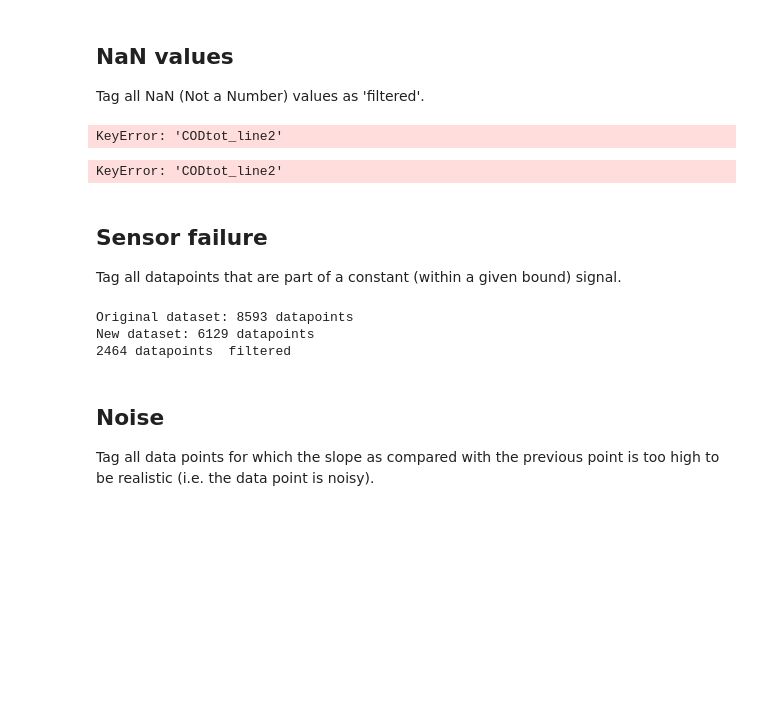
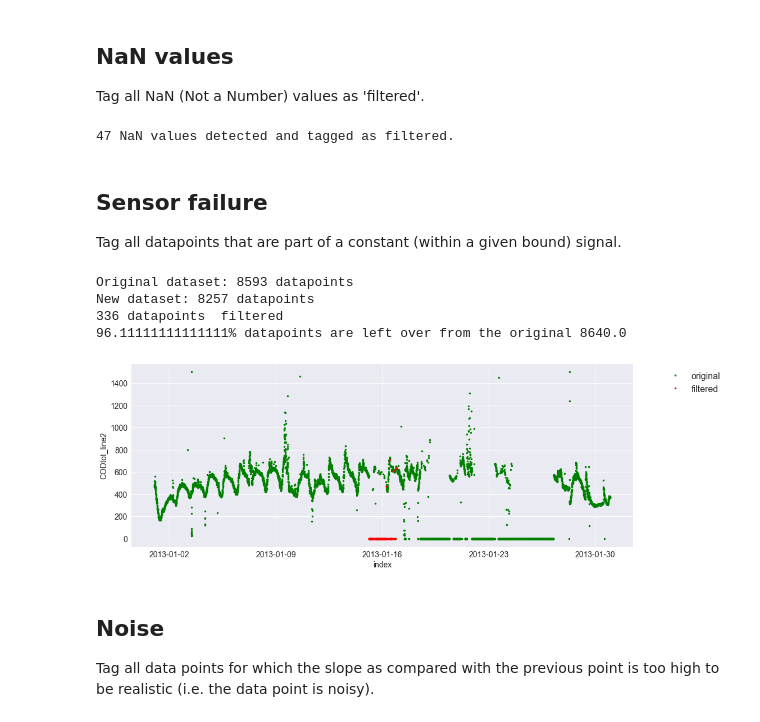
Before and after one commit to UGentBiomath/wwdata, a Jupyter notebook: Showcase_OnlineSensorBased_scrapbook.ipynb, the cells around one changed output. Saved outputs shown, nothing was run; the diff lists cells and outputs as text; code cells hidden in the pictures; blank space fills up the shorter version.

Commit message:
add arange argument to tag_doubles function #7

```diff
--- a/Showcase_OnlineSensorBased_scrapbook.ipynb
+++ b/Showcase_OnlineSensorBased_scrapbook.ipynb
@@ -89,22 +89,20 @@ dataset.get_highs('Flow_total',0.95,method='percentile',plot=True)
 ## NaN values
 Tag all NaN (Not a Number) values as 'filtered'.
 # %%
-dataset.meta_valid['CODtot_line2']
+dataset.tag_nan('CODtot_line2')
 # %% [output]
-KeyError: 'CODtot_line2'
+47 NaN values detected and tagged as filtered.
-# %%
-dataset.tag_nan('CODtot_line2',arange=[dt.datetime(2013,1,1),dt.datetime(2013,1,5)])
-# %% [output]
-KeyError: 'CODtot_line2'
 # %% [markdown]
 ## Sensor failure
 Tag all datapoints that are part of a constant (within a given bound) signal.
 # %%
-dataset.tag_doubles('CODtot_line2',bound=0.05,plot=False)
+dataset.tag_doubles('CODtot_line2',bound=0.05,plot=True,clear=True,arange=[dt.datetime(2013,1,15),dt.datetime(2013,1,17)])
 # %% [output]
 Original dataset: 8593 datapoints
-New dataset: 6129 datapoints
-2464 datapoints  filtered
+New dataset: 8257 datapoints
+336 datapoints  filtered
+96.11111111111111% datapoints are left over from the original 8640.0
+[figure, added]
 # %% [markdown]
 ## Noise
 Tag all data points for which the slope as compared with the previous point is too high to be realistic (i.e. the data point is noisy).
```
Also changed, not shown: 1 other file.
